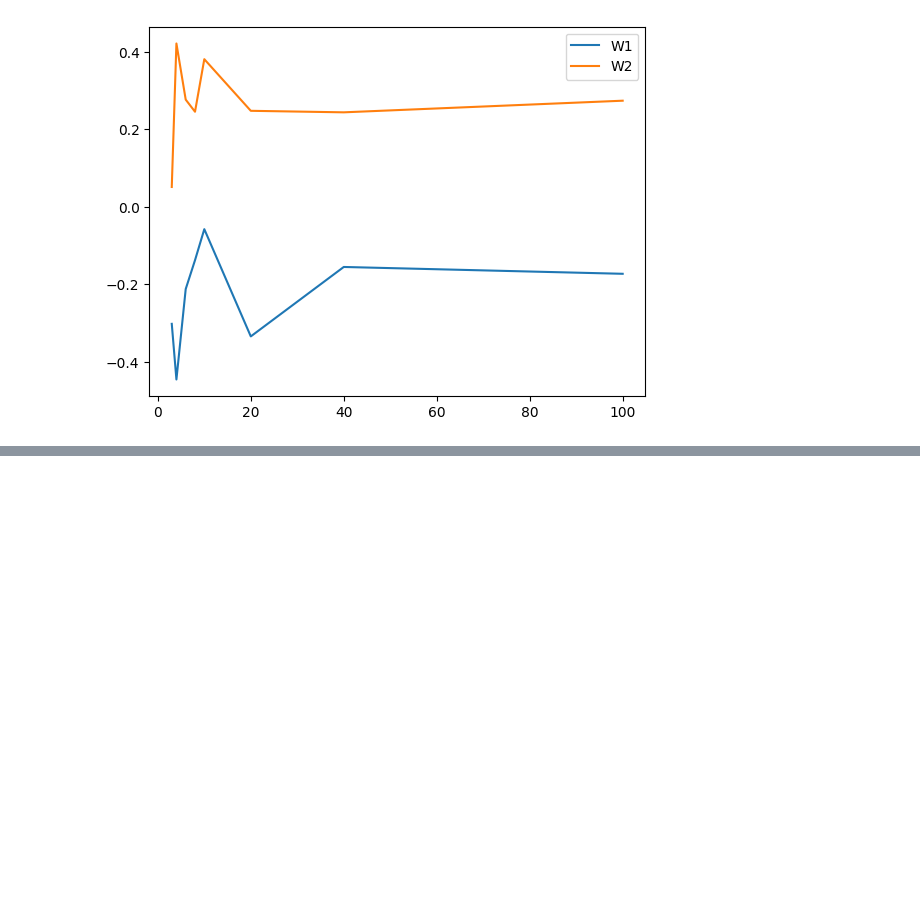
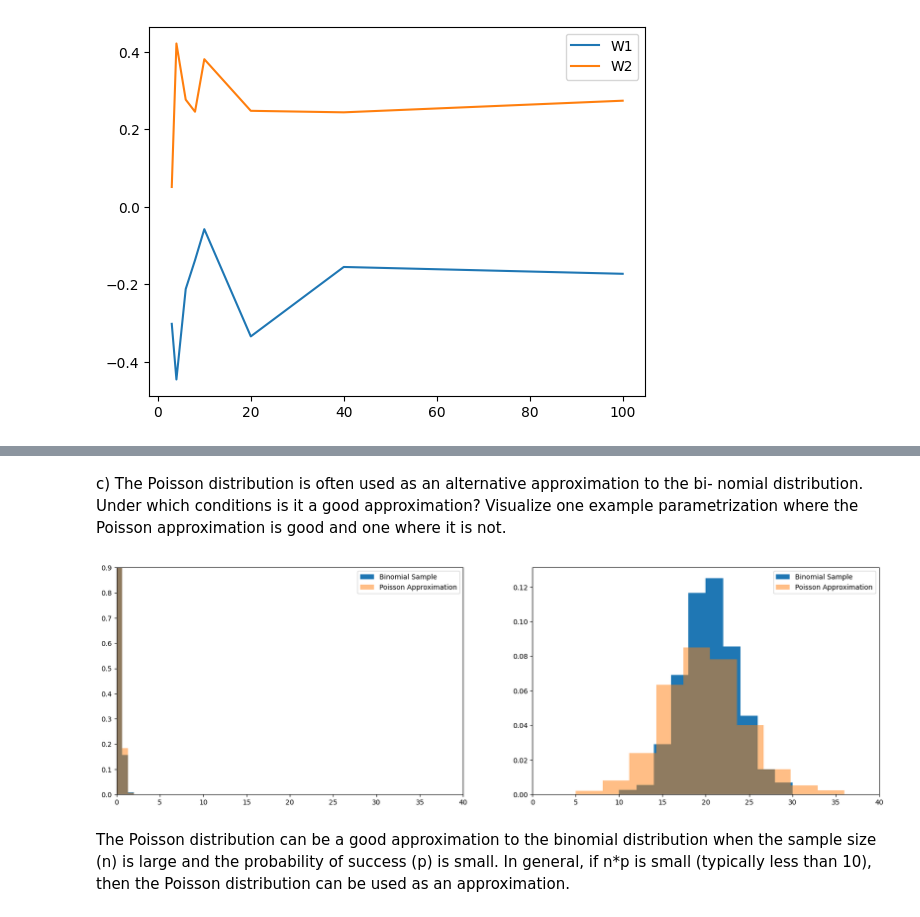
Before and after one commit to Javiermateor/Machine-Intelligence-I, a Jupyter notebook: Exercises/Exercise_08.ipynb, the cells around one changed output, grey strips where cells are left out. Drawn from its saved outputs; the diff is of its cells as text; code cells hidden in the pictures; blank space fills up the shorter version.

```diff
--- a/Exercises/Exercise_08.ipynb
+++ b/Exercises/Exercise_08.ipynb
@@ -216,0 +335,65 @@ Average W:  [[-0.22705395]
+# %% [markdown]
+c) The Poisson distribution is often used as an alternative approximation to the bi- nomial distribution. Under which conditions is it a good approximation? Visualize one example parametrization where the Poisson approximation is good and one where it is not.
+# %%
+from scipy.stats import binom, poisson
+import matplotlib.pyplot as plt
+
+fig6 = plt.figure(figsize=(20,6))
+
+ax1 = fig6.add_subplot(121)
+
+# Set the sample size and probability of success
+n = 40
+p = 0.003
+
+# Generate a random sample from the binomial distribution
+binom_sample = binom.rvs(n=n, p=p, size=1000)
+
+# Calculate the mean of the binomial sample
+binom_mean = n*p
+
+# Generate a Poisson approximation to the binomial distribution
+poisson_sample = poisson.rvs(mu=binom_mean, size=1000)
+
+# Plot the binomial sample and Poisson approximation on a histogram
+plt.hist(binom_sample, bins=3, density=True, label='Binomial Sample')
+# Plot the Poisson approximation on the same histogram as a red line
+plt.hist(poisson_sample, bins=3, density=True, alpha=0.5, label='Poisson Approximation')
+# plt.plot(np.linspace(0, 100, 1000), poisson.pmf(np.linspace(0, 100, 1000), mu=binom_mean), color='red', label='Poisson Approximation')
+plt.legend()
+#start the x axis from 0
+plt.xlim(0,40)
+#scale the y axis
+plt.ylim(0,0.9)
+
+ax2 = fig6.add_subplot(122)
+# Set the sample size and probability of success
+n = 40
+p = 0.5
+
+# Generate a random sample from the binomial distribution
+binom_sample = binom.rvs(n=n, p=p, size=1000)
+
+# Calculate the mean of the binomial sample
+binom_mean = n*p
+
+# Generate a Poisson approximation to the binomial distribution
+poisson_sample = poisson.rvs(mu=binom_mean, size=1000)
+
+# Plot the binomial sample and Poisson approximation on a histogram
+plt.hist(binom_sample, bins=10, density=True, label='Binomial Sample')
+# Plot the Poisson approximation on the same histogram as a red line
+plt.hist(poisson_sample, bins=10, density=True, alpha=0.5, label='Poisson Approximation')
+# plt.plot(np.linspace(0, 100, 1000), poisson.pmf(np.linspace(0, 100, 1000), mu=binom_mean), color='red', label='Poisson Approximation')
+plt.legend()
+
+#start the x axis from 0
+plt.xlim(0,40)
+#scale the y axis
+# plt.ylim(0,0.9)
+
+plt.show()
+# %% [output]
+[figure, added]
+# %% [markdown]
+The Poisson distribution can be a good approximation to the binomial distribution when the sample size (n) is large and the probability of success (p) is small. In general, if n*p is small (typically less than 10), then the Poisson distribution can be used as an approximation.
```
Also changed, not shown: parts of 8 cells of this notebook.
